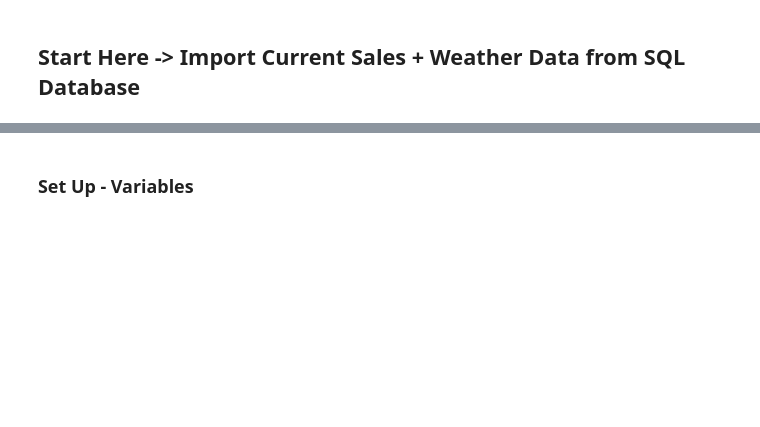
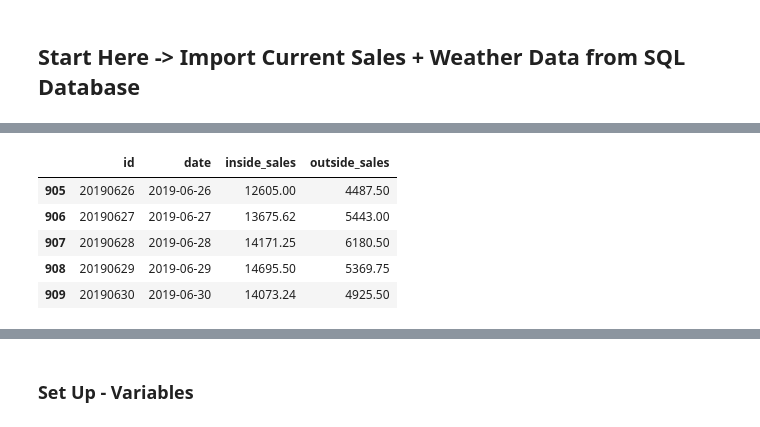
Before and after one commit to maks-p/restaurant_sales_forecasting, a Jupyter notebook: final_model.ipynb, the cells around one changed output, grey strips where cells are left out. Cells and saved outputs as stored; diff of their text form; code cells hidden in the pictures; blank space fills up the shorter version.

```diff
--- a/final_model.ipynb
+++ b/final_model.ipynb
@@ -174,0 +109,9 @@ Data as of 2019-07-07 00:00:00
+# %%
+sales_data.tail()
+# %% [output]
+|  | id | date | inside_sales | outside_sales |
+| 905 | 20190626 | 2019-06-26 | 12605.00 | 4487.50 |
+| 906 | 20190627 | 2019-06-27 | 13675.62 | 5443.00 |
+| 907 | 20190628 | 2019-06-28 | 14171.25 | 6180.50 |
+| 908 | 20190629 | 2019-06-29 | 14695.50 | 5369.75 |
+| 909 | 20190630 | 2019-06-30 | 14073.24 | 4925.50 |
```
Also changed, not shown: parts of 29 cells of this notebook, 7 other files.
